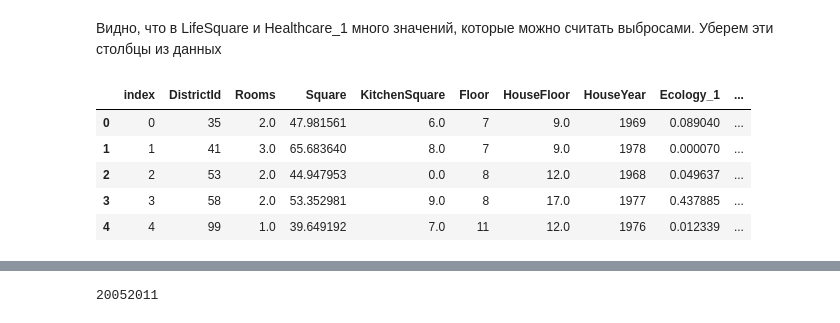
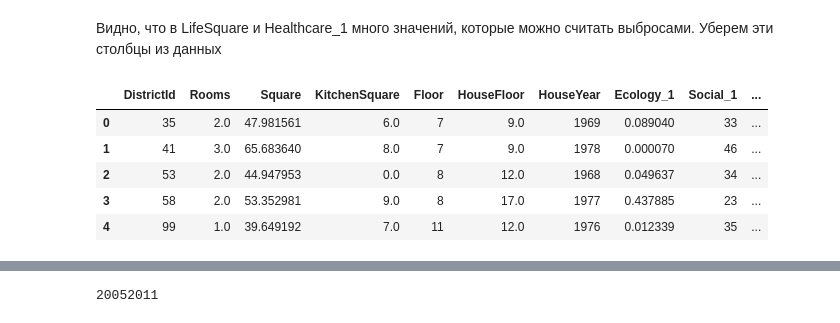
Before and after one commit to Meluck/GB_Numpy, a Jupyter notebook: term_paper.ipynb, the cells around one changed output, grey strips where cells are left out. Drawn from its saved outputs; the diff is of its cells as text; code cells hidden in the pictures.

```diff
--- a/term_paper.ipynb
+++ b/term_paper.ipynb
@@ -230,15 +230,16 @@ Price: 175
 # %%
 data = data.drop('Healthcare_1', axis=1)
 data = data.drop('LifeSquare', axis=1)
+data = data.drop('index', axis=1)
 data = data.reset_index(drop=True)
 data.head()
 # %% [output]
-|  | index | DistrictId | Rooms | Square | KitchenSquare | Floor | HouseFloor | HouseYear | Ecology_1 | ... |
-| 0 | 0 | 35 | 2.0 | 47.981561 | 6.0 | 7 | 9.0 | 1969 | 0.089040 | ... |
-| 1 | 1 | 41 | 3.0 | 65.683640 | 8.0 | 7 | 9.0 | 1978 | 0.000070 | ... |
-| 2 | 2 | 53 | 2.0 | 44.947953 | 0.0 | 8 | 12.0 | 1968 | 0.049637 | ... |
-| 3 | 3 | 58 | 2.0 | 53.352981 | 9.0 | 8 | 17.0 | 1977 | 0.437885 | ... |
-| 4 | 4 | 99 | 1.0 | 39.649192 | 7.0 | 11 | 12.0 | 1976 | 0.012339 | ... |
+|  | DistrictId | Rooms | Square | KitchenSquare | Floor | HouseFloor | HouseYear | Ecology_1 | Social_1 | ... |
+| 0 | 35 | 2.0 | 47.981561 | 6.0 | 7 | 9.0 | 1969 | 0.089040 | 33 | ... |
+| 1 | 41 | 3.0 | 65.683640 | 8.0 | 7 | 9.0 | 1978 | 0.000070 | 46 | ... |
+| 2 | 53 | 2.0 | 44.947953 | 0.0 | 8 | 12.0 | 1968 | 0.049637 | 34 | ... |
+| 3 | 58 | 2.0 | 53.352981 | 9.0 | 8 | 17.0 | 1977 | 0.437885 | 23 | ... |
+| 4 | 99 | 1.0 | 39.649192 | 7.0 | 11 | 12.0 | 1976 | 0.012339 | 35 | ... |
 # %%
 for col in data.columns.to_list()[1:]:
     plt.figure()
```
Also changed, not shown: parts of 24 cells of this notebook, 1 other file.
